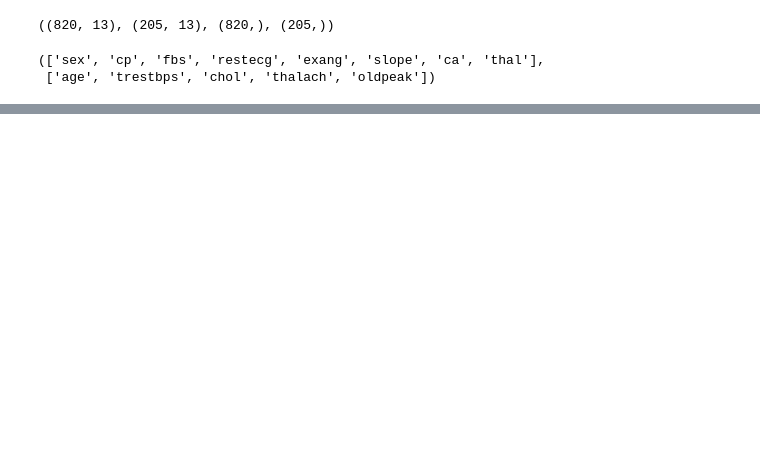
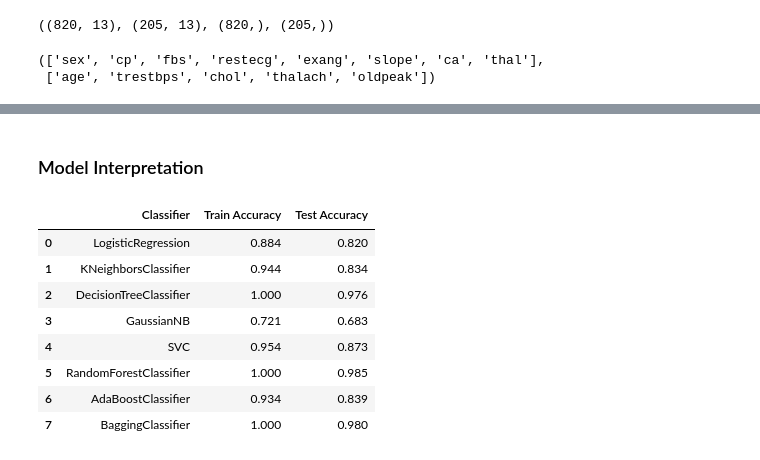
Before and after one commit to ehtisham-sadiq/Building-an-ML-Based-Heart-Disease-Diagnosis-System-with-Flask, a Jupyter notebook: notebook/EDA.ipynb, the cells around one changed output, grey strips where cells are left out. Saved outputs shown, nothing was run; the diff lists cells and outputs as text; code cells hidden in the pictures; blank space fills up the shorter version.

```diff
--- a/notebook/EDA.ipynb
+++ b/notebook/EDA.ipynb
@@ -525,0 +565,21 @@ from sklearn.ensemble import RandomForestClassifier, AdaBoostClassifier, Bagging
+# %% [markdown]
+### Model Interpretation
+# %%
+classifiers = ['LogisticRegression', 'KNeighborsClassifier', 'DecisionTreeClassifier', 'GaussianNB', 'SVC', 'RandomForestClassifier', 'AdaBoostClassifier', 'BaggingClassifier']
+train_accuracy = [0.884, 0.944, 1.0, 0.721, 0.954, 1.0, 0.934, 1.0]
+test_accuracy = [0.82, 0.834, 0.976, 0.683, 0.873, 0.985, 0.839, 0.98]
+
+
+data = {'Classifier': classifiers, 'Train Accuracy': train_accuracy, 'Test Accuracy': test_accuracy}
+new_df = pd.DataFrame(data)
+new_df
+# %% [output]
+|  | Classifier | Train Accuracy | Test Accuracy |
+| 0 | LogisticRegression | 0.884 | 0.820 |
+| 1 | KNeighborsClassifier | 0.944 | 0.834 |
+| 2 | DecisionTreeClassifier | 1.000 | 0.976 |
+| 3 | GaussianNB | 0.721 | 0.683 |
+| 4 | SVC | 0.954 | 0.873 |
+| 5 | RandomForestClassifier | 1.000 | 0.985 |
+| 6 | AdaBoostClassifier | 0.934 | 0.839 |
+| 7 | BaggingClassifier | 1.000 | 0.980 |
```
Also changed, not shown: parts of 37 cells of this notebook, 6 other files.
